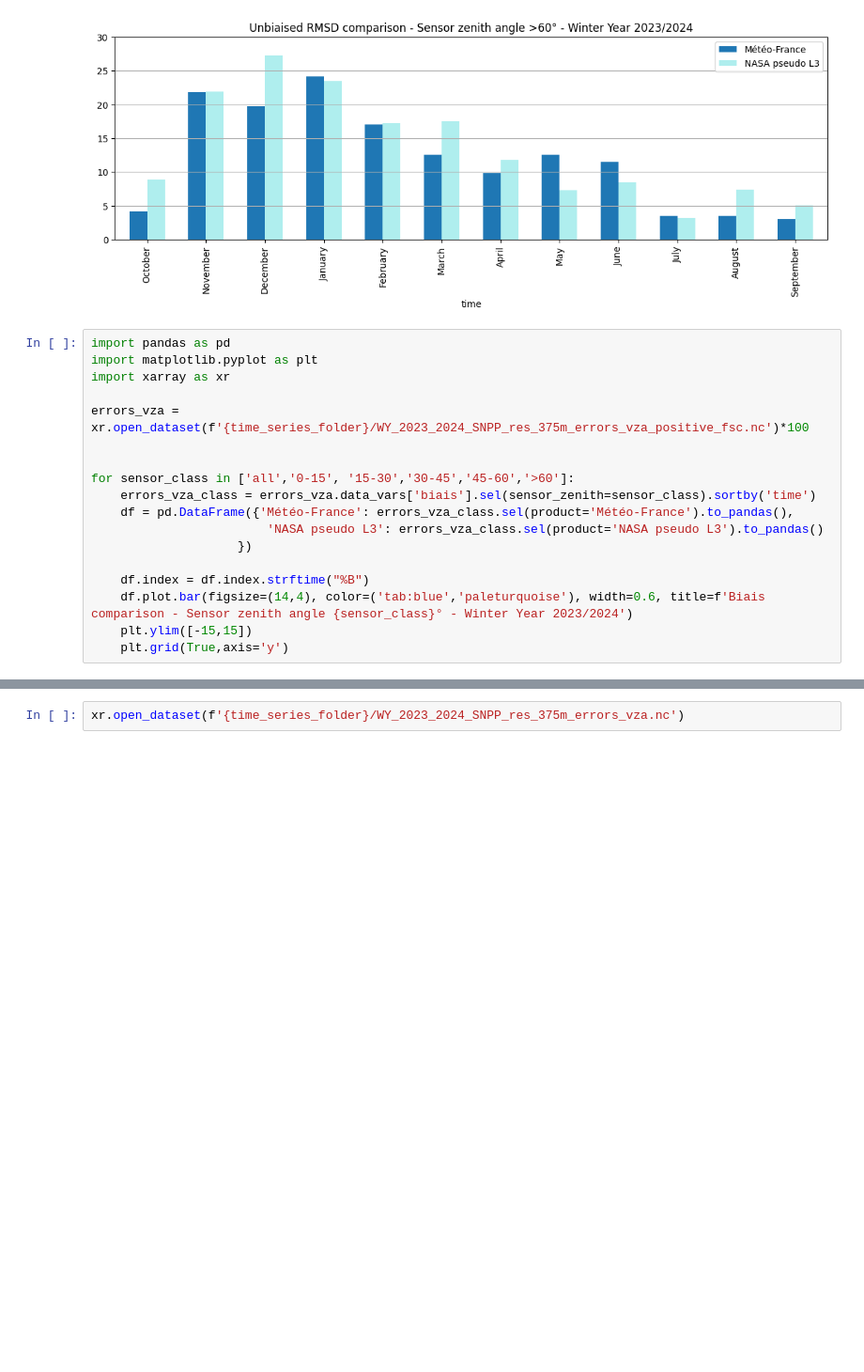
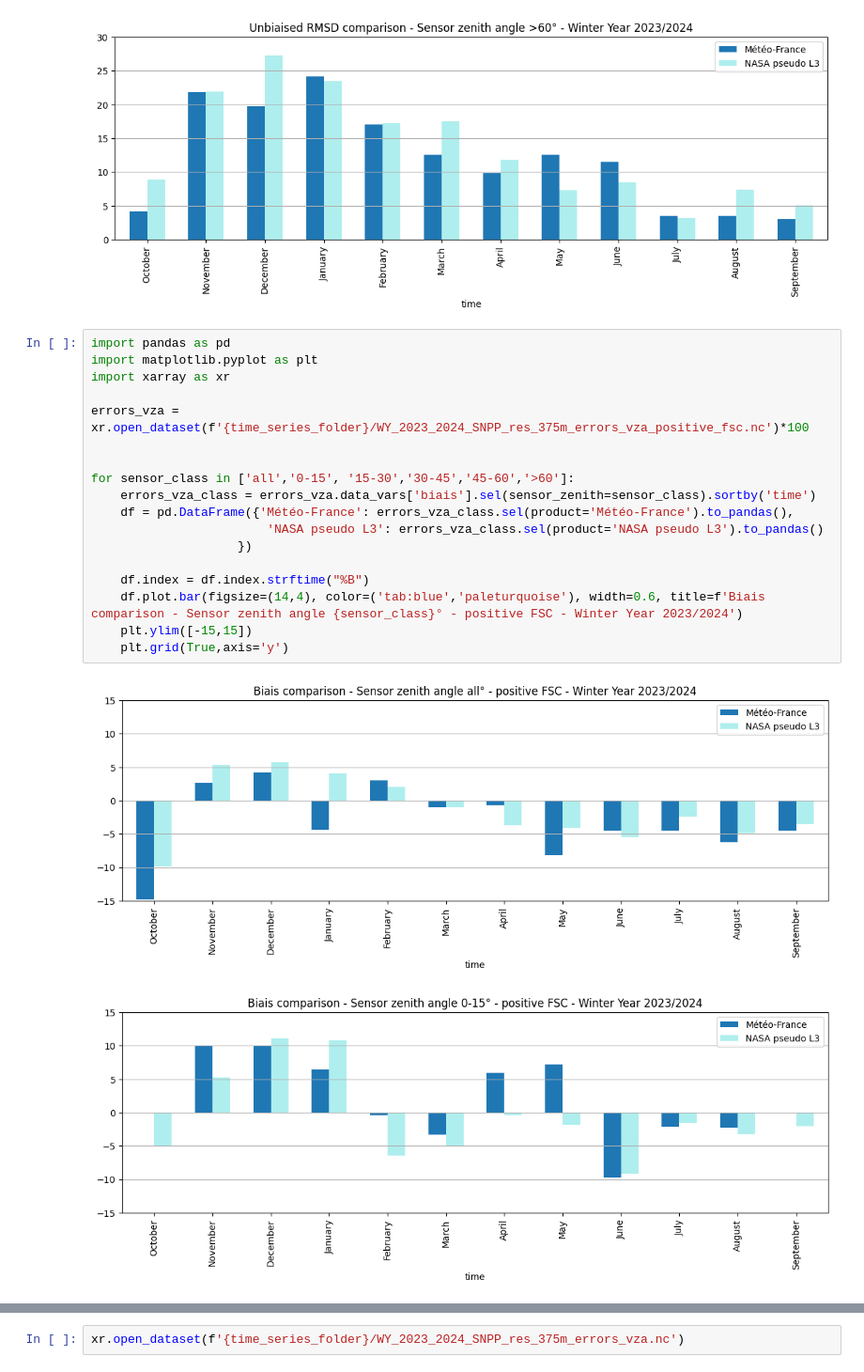
Before and after one commit to nicolaimpe/viirsnow, a Jupyter notebook: notebooks/uncertainty_estimation.ipynb, the cells around one changed output, grey strips where cells are left out. Shown at 94% size. Saved outputs shown, nothing was run; the diff lists cells and outputs as text; blank space fills up the shorter version.

```diff
--- a/notebooks/uncertainty_estimation.ipynb
+++ b/notebooks/uncertainty_estimation.ipynb
@@ -456,18 +439,21 @@ for sensor_class in ['all','0-15', '15-30','30-45','45-60','>60']:
 # %%
 import pandas as pd
 import matplotlib.pyplot as plt
 import xarray as xr
 
 errors_vza = xr.open_dataset(f'{time_series_folder}/WY_2023_2024_SNPP_res_375m_errors_vza_positive_fsc.nc')*100
 
 
 for sensor_class in ['all','0-15', '15-30','30-45','45-60','>60']:
     errors_vza_class = errors_vza.data_vars['biais'].sel(sensor_zenith=sensor_class).sortby('time')
     df = pd.DataFrame({'Météo-France': errors_vza_class.sel(product='Météo-France').to_pandas(),
                         'NASA pseudo L3': errors_vza_class.sel(product='NASA pseudo L3').to_pandas()
                     })
 
     df.index = df.index.strftime("%B")
-    df.plot.bar(figsize=(14,4), color=('tab:blue','paleturquoise'), width=0.6, title=f'Biais comparison - Sensor zenith angle {sensor_class}° - Winter Year 2023/2024')
+    df.plot.bar(figsize=(14,4), color=('tab:blue','paleturquoise'), width=0.6, title=f'Biais comparison - Sensor zenith angle {sensor_class}° - positive FSC - Winter Year 2023/2024')
     plt.ylim([-15,15])
     plt.grid(True,axis='y')
+# %% [output]
+[figure, added]
+[figure, added]
```
Also changed, not shown: parts of 10 cells of this notebook, 2 other files.
